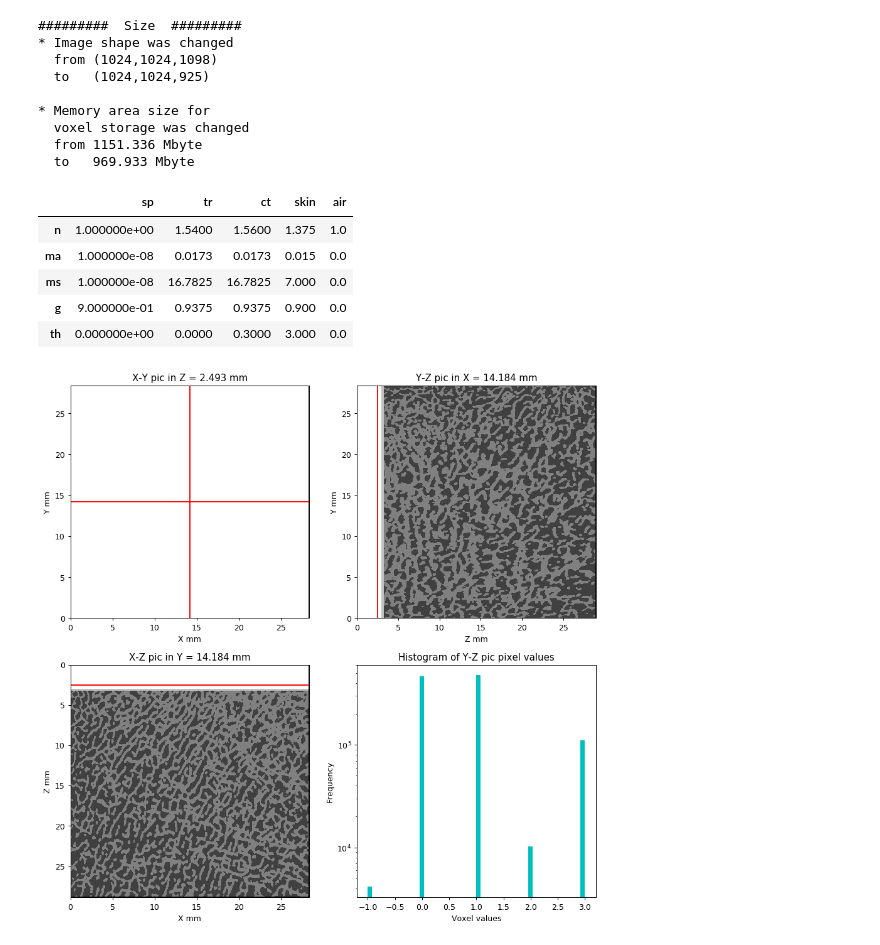
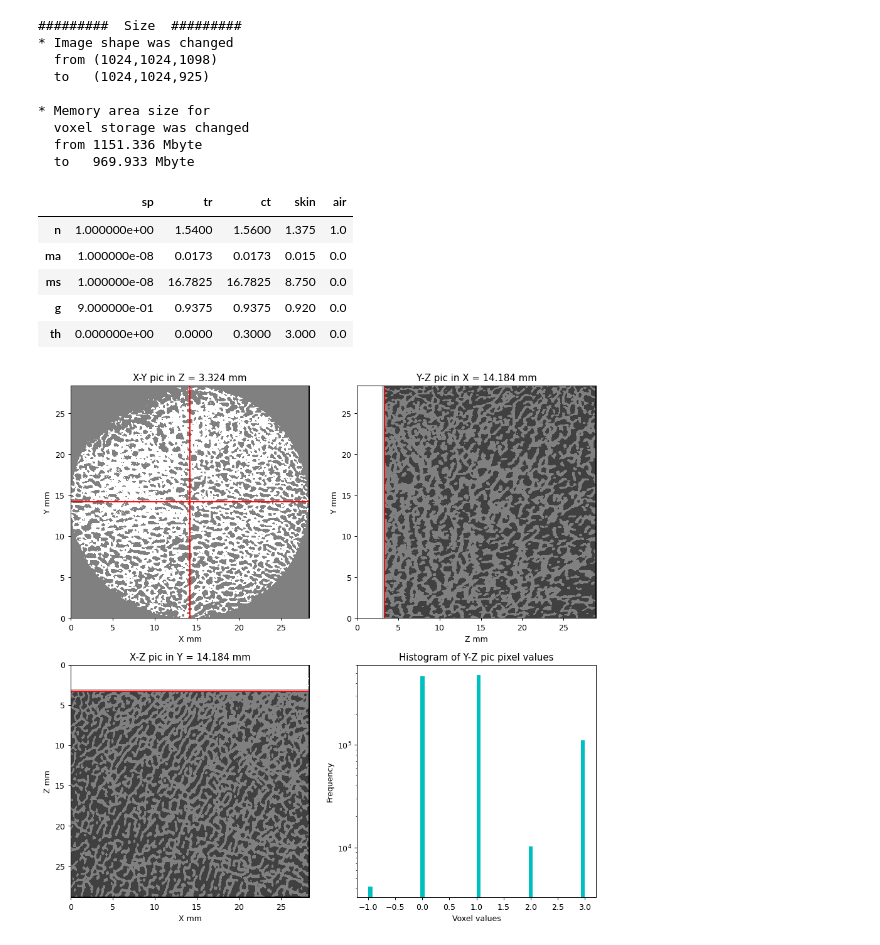
Before and after one commit to Kaname21Miura/pyMonteOpt, a Jupyter notebook: 動作確認-Copy2.ipynb, the cells around one changed output. Saved outputs shown, nothing was run; the diff lists cells and outputs as text; code cells hidden in the pictures.

```diff
--- a/動作確認-Copy2.ipynb
+++ b/動作確認-Copy2.ipynb
@@ -6,9 +6,9 @@ import datetime
 dt_now = datetime.datetime.now()
 filehead = str(int(dt_now.strftime('%Y%m%d'))-int(2e7))+dt_now.strftime('_%H%M%S')
 # %%
-dicom_path = 'D:/DICOMfile4'
+dicom_path = '../DICOMfile4'
 save_path = '../result/'+filehead+'_dicom4skin30_binary'
-coment = 'change ma_skin 0.015, ms_skin 7.0'
+coment = 'same dms'
 
 params = {
     "th_skin": 3.0,
@@ -28,16 +28,16 @@ params = {
     "ms_sp": 1e-08,
     "ms_tr": 16.7825,
     "ms_ct": 16.7825,
-    "ms_skin": 7.,#6.35595,
+    "ms_skin": 8.,#6.35595,
 
     "g_sp": 0.9,
     "g_tr": 0.9375,
     "g_ct": 0.9375,
-    "g_skin": 0.9
+    "g_skin": 0.92,
 }
 
 monte_params = {
-    'nPh':2e7,
+    'nPh':1e7,
     'model_type':'binary',#'liner',
     'd_beam':0,#0.39,
     'fluence_mode':False,#'3D',
@@ -111,16 +113,16 @@ dcm.model.get_params()
 |  | sp | tr | ct | skin | air |
 | n | 1.000000e+00 | 1.5400 | 1.5600 | 1.375 | 1.0 |
 | ma | 1.000000e-08 | 0.0173 | 0.0173 | 0.015 | 0.0 |
-| ms | 1.000000e-08 | 16.7825 | 16.7825 | 7.000 | 0.0 |
-| g | 9.000000e-01 | 0.9375 | 0.9375 | 0.900 | 0.0 |
+| ms | 1.000000e-08 | 16.7825 | 16.7825 | 8.750 | 0.0 |
+| g | 9.000000e-01 | 0.9375 | 0.9375 | 0.920 | 0.0 |
 | th | 0.000000e+00 | 0.0000 | 0.3000 | 3.000 | 0.0 |
 # %%
 dcm.build()
 dcm.display_cross_section(image = dcm.model.voxel_model,
-                          xx = 512,yy = 512,zz = 90,
+                          xx = 512,yy = 512,zz = 120,
                           cmap = 'gray',hist_type = 'YZ')
 # %% [output]
-[figure, old version]
+[figure, new version]
 # %%
 dcm.start()
 # %% [output]
```
Also changed, not shown: parts of 7 cells of this notebook, 15 other files.
